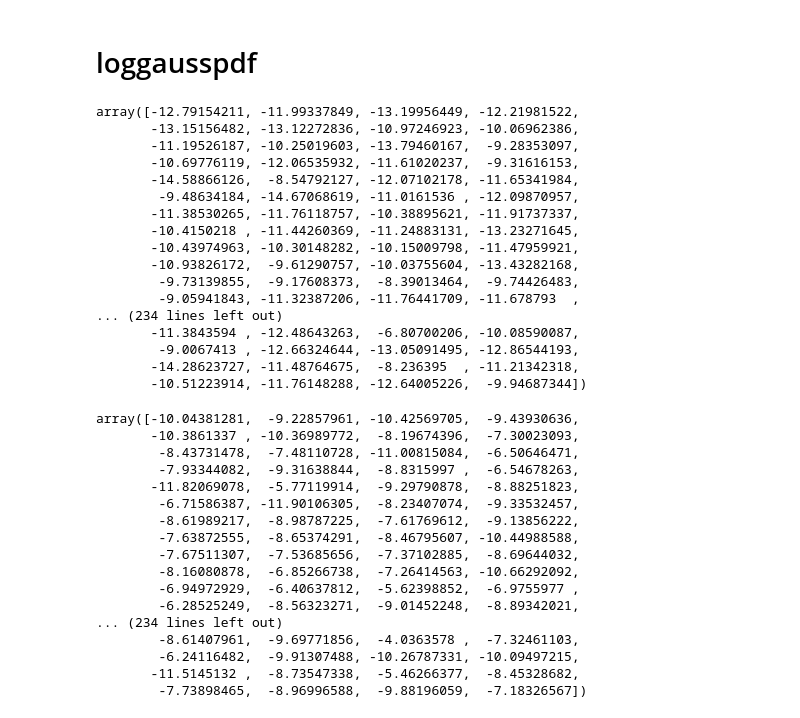
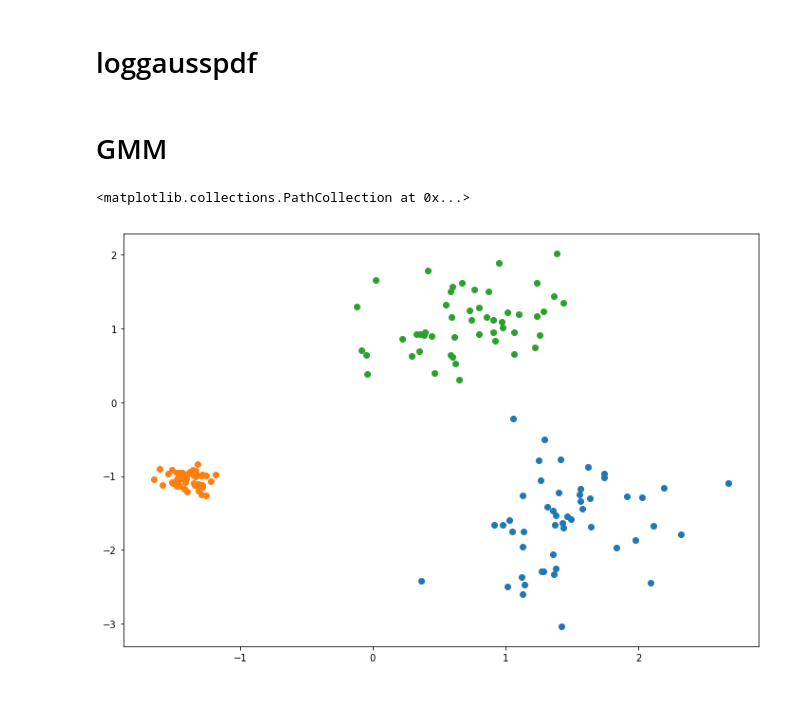
Before and after one commit to chunchentu/vectorization_ML, a Jupyter notebook: ML_profiling.ipynb, the cells around one changed output. Cells and saved outputs as stored; diff of their text form; code cells hidden in the pictures.

Commit message:
Update GMM, row/column major examples

```diff
--- a/ML_profiling.ipynb
+++ b/ML_profiling.ipynb
@@ -176,43 +177,31 @@ def loggausspdf(X, mu, Sigma):
 # %%
 ll = loggausspdf(X, mu, Sigma)
 ll2 =  multivariate_normal.logpdf(X, mean=mu, cov=Sigma)
-# %%
-ll
-# %% [output]
-array([-12.79154211, -11.99337849, -13.19956449, -12.21981522,
-       -13.15156482, -13.12272836, -10.97246923, -10.06962386,
-       -11.19526187, -10.25019603, -13.79460167,  -9.28353097,
-       -10.69776119, -12.06535932, -11.61020237,  -9.31616153,
-       -14.58866126,  -8.54792127, -12.07102178, -11.65341984,
-        -9.48634184, -14.67068619, -11.0161536 , -12.09870957,
-       -11.38530265, -11.76118757, -10.38895621, -11.91737337,
-       -10.4150218 , -11.44260369, -11.24883131, -13.23271645,
-       -10.43974963, -10.30148282, -10.15009798, -11.47959921,
-       -10.93826172,  -9.61290757, -10.03755604, -13.43282168,
-        -9.73139855,  -9.17608373,  -8.39013464,  -9.74426483,
-        -9.05941843, -11.32387206, -11.76441709, -11.678793  ,
-... (234 lines left out)
-       -11.3843594 , -12.48643263,  -6.80700206, -10.08590087,
-        -9.0067413 , -12.66324644, -13.05091495, -12.86544193,
-       -14.28623727, -11.48764675,  -8.236395  , -11.21342318,
-       -10.51223914, -11.76148288, -12.64005226,  -9.94687344])
-# %%
-ll2
-# %% [output]
-array([-10.04381281,  -9.22857961, -10.42569705,  -9.43930636,
-       -10.3861337 , -10.36989772,  -8.19674396,  -7.30023093,
-        -8.43731478,  -7.48110728, -11.00815084,  -6.50646471,
-        -7.93344082,  -9.31638844,  -8.8315997 ,  -6.54678263,
-       -11.82069078,  -5.77119914,  -9.29790878,  -8.88251823,
-        -6.71586387, -11.90106305,  -8.23407074,  -9.33532457,
-        -8.61989217,  -8.98787225,  -7.61769612,  -9.13856222,
-        -7.63872555,  -8.65374291,  -8.46795607, -10.44988588,
-        -7.67511307,  -7.53685656,  -7.37102885,  -8.69644032,
-        -8.16080878,  -6.85266738,  -7.26414563, -10.66292092,
-        -6.94972929,  -6.40637812,  -5.62398852,  -6.9755977 ,
-        -6.28525249,  -8.56323271,  -9.01452248,  -8.89342021,
-... (234 lines left out)
-        -8.61407961,  -9.69771856,  -4.0363578 ,  -7.32461103,
-        -6.24116482,  -9.91307488, -10.26787331, -10.09497215,
-       -11.5145132 ,  -8.73547338,  -5.46266377,  -8.45328682,
-        -7.73898465,  -8.96996588,  -9.88196059,  -7.18326567])
+# %% [markdown]
+# GMM
+# %%
+N = 50
+D = 2
+K = 3
+np.random.seed(5566)
+mu = np.random.uniform(low=-2, high=2, size=(K, D)) # row major
+Sigma = np.zeros((K, D, D))
+
+Sigma[0, :, :] = np.array([[0.3, 0], [0, 0.3]])
+Sigma[1, :, :] = np.array([[0.01, 0], [0, 0.01]])
+Sigma[2, :, :] = np.array([[0.2, 0.05], [0.05, 0.2]])
+# for k in range(K):
+#     temp = np.random.uniform(high=0.02, size=2)
+#     Sigma[k, :, :] = np.array([[temp[0], 0], [0, temp[1]]])
+
+data = np.zeros((K, N, D))
+for k in range(K):
+    data[k, :] = np.random.multivariate_normal(mu[k, :], Sigma[k, :, :], N)
+# %%
+f, ax = plt.subplots(1, 1, figsize=(12, 8))
+ax.scatter(data[0, :, 0], data[0, :, 1])
+ax.scatter(data[1, :, 0], data[1, :, 1])
+ax.scatter(data[2, :, 0], data[2, :, 1])
+# %% [output]
+<matplotlib.collections.PathCollection at 0x...>
+[figure, added]
```
Also changed, not shown: parts of 19 cells of this notebook.
